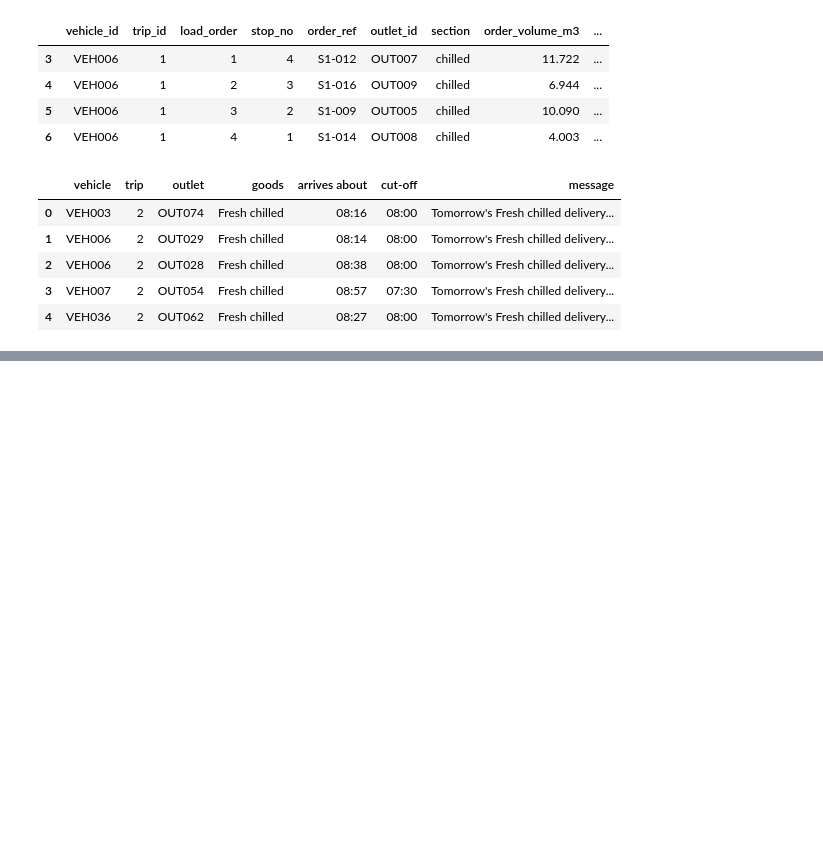
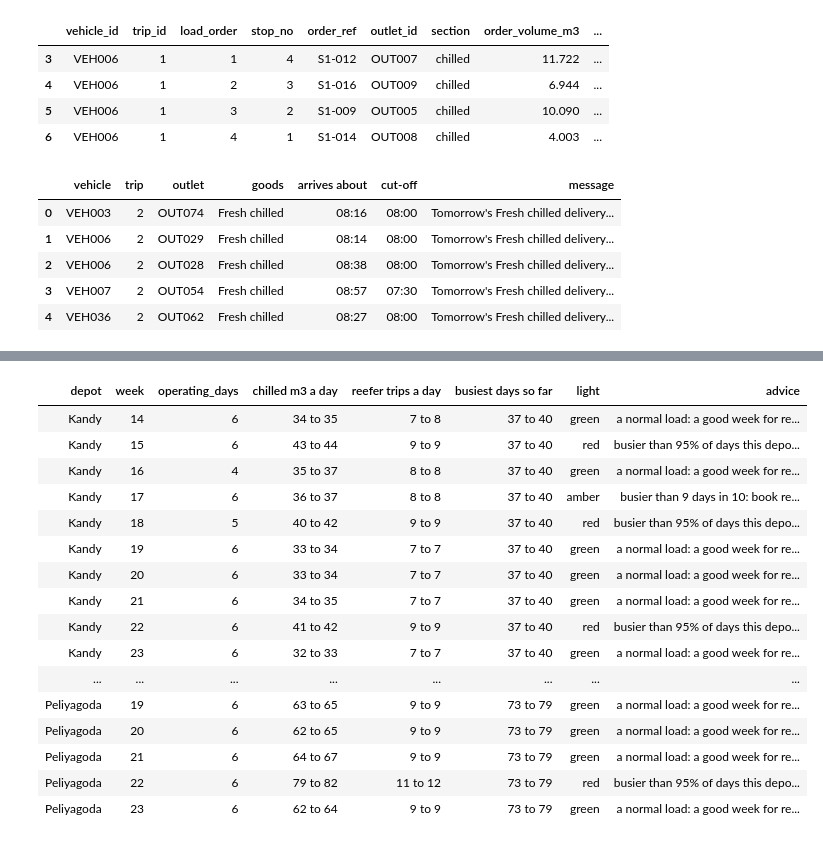
Before and after one commit to sameera-ekanayaka/Xora_Datathon, a Jupyter notebook: notebooks/08_decision_layer.ipynb, the cells around one changed output, grey strips where cells are left out. Drawn from its saved outputs; the diff is of its cells as text; code cells hidden in the pictures; blank space fills up the shorter version.

```diff
--- a/notebooks/08_decision_layer.ipynb
+++ b/notebooks/08_decision_layer.ipynb
@@ -266,0 +276,32 @@ warnings
+# %%
+delivered = stops[stops.service_min.notna()]
+daily_history = delivered.groupby(["depot", "date"]).apply(lambda g: pd.Series({
+    "chilled_m3": g.loc[g.temp_requirement == "chilled", "order_volume_m3"].sum(),
+    "reefer_trips": g.loc[g.vehicle_temp == "reefer", "route_id"].nunique()})).reset_index()
+
+outlook = dl.reefer_outlook(load_processed("task2a_forecast"), tables["calendar"], daily_history)
+outlook.to_csv(OUT / "weekly_reefer_outlook.csv", index=False)
+show = outlook.assign(
+    week=outlook.iso_week, light=outlook.status,
+    **{"chilled m3 a day": [f"{a:.0f} to {b:.0f}" for a, b in zip(outlook.m3_per_day_p50, outlook.m3_per_day_p90)],
+       "reefer trips a day": [f"{a:.0f} to {b:.0f}" for a, b in zip(outlook.trips_per_day_p50, outlook.trips_per_day_p90)],
+       "busiest days so far": [f"{a:.0f} to {b:.0f}" for a, b in zip(outlook.busy_day_p90, outlook.busy_day_p95)]})
+paint(show[["depot", "week", "operating_days", "chilled m3 a day", "reefer trips a day", "busiest days so far", "light", "advice"]])
+# %% [output]
+| depot | week | operating_days | chilled m3 a day | reefer trips a day | busiest days so far | light | advice |
+| Kandy | 14 | 6 | 34 to 35 | 7 to 8 | 37 to 40 | green | a normal load: a good week for re... |
+| Kandy | 15 | 6 | 43 to 44 | 9 to 9 | 37 to 40 | red | busier than 95% of days this depo... |
+| Kandy | 16 | 4 | 35 to 37 | 8 to 8 | 37 to 40 | green | a normal load: a good week for re... |
+| Kandy | 17 | 6 | 36 to 37 | 8 to 8 | 37 to 40 | amber | busier than 9 days in 10: book re... |
+| Kandy | 18 | 5 | 40 to 42 | 9 to 9 | 37 to 40 | red | busier than 95% of days this depo... |
+| Kandy | 19 | 6 | 33 to 34 | 7 to 7 | 37 to 40 | green | a normal load: a good week for re... |
+| Kandy | 20 | 6 | 33 to 34 | 7 to 7 | 37 to 40 | green | a normal load: a good week for re... |
+| Kandy | 21 | 6 | 34 to 35 | 7 to 7 | 37 to 40 | green | a normal load: a good week for re... |
+| Kandy | 22 | 6 | 41 to 42 | 9 to 9 | 37 to 40 | red | busier than 95% of days this depo... |
+| Kandy | 23 | 6 | 32 to 33 | 7 to 7 | 37 to 40 | green | a normal load: a good week for re... |
+| ... | ... | ... | ... | ... | ... | ... | ... |
+| Peliyagoda | 19 | 6 | 63 to 65 | 9 to 9 | 73 to 79 | green | a normal load: a good week for re... |
+| Peliyagoda | 20 | 6 | 62 to 65 | 9 to 9 | 73 to 79 | green | a normal load: a good week for re... |
+| Peliyagoda | 21 | 6 | 64 to 67 | 9 to 9 | 73 to 79 | green | a normal load: a good week for re... |
+| Peliyagoda | 22 | 6 | 79 to 82 | 11 to 12 | 73 to 79 | red | busier than 95% of days this depo... |
+| Peliyagoda | 23 | 6 | 62 to 64 | 9 to 9 | 73 to 79 | green | a normal load: a good week for re... |
```
Also changed, not shown: parts of 3 cells of this notebook, 1 other file.
